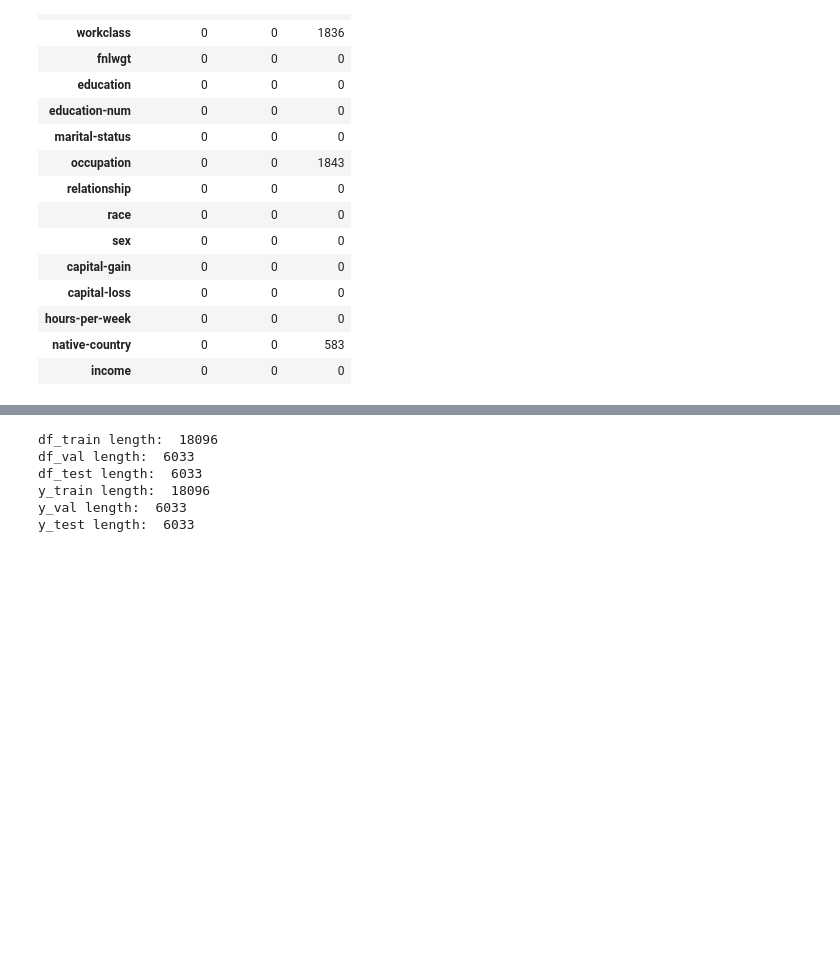
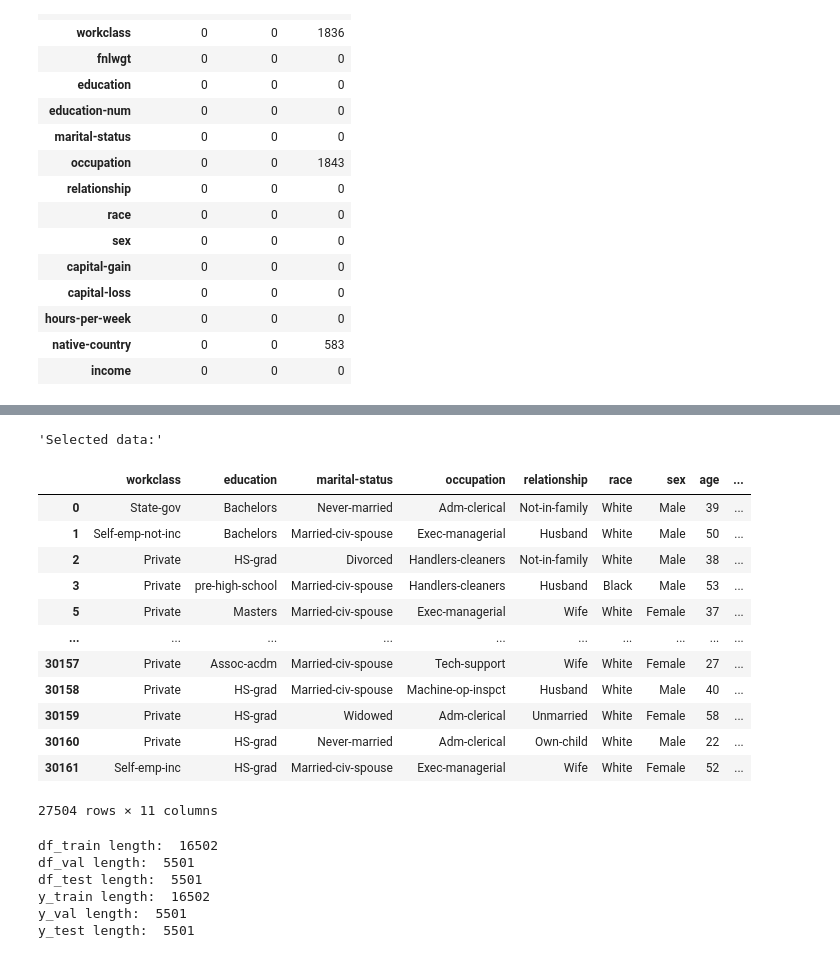
Before and after one commit to razorcd/ml-project, a Jupyter notebook: project1/project1.ipynb, the cells around one changed output, grey strips where cells are left out. Saved outputs shown, nothing was run; the diff lists cells and outputs as text; code cells hidden in the pictures; blank space fills up the shorter version.

```diff
--- a/project1/project1.ipynb
+++ b/project1/project1.ipynb
@@ -194,12 +191,67 @@ with pd.option_context('display.max_rows', 6, 'display.max_columns', None):
 | native-country | Taiwan | Cambodia | Japan | India | Iran | Germany | Italy | England | Philippines | Canada | ... |
 | mean | 0.214286 | 0.375 | 0.444444 | 0.454545 | 0.5 | 0.54386 | 0.553191 | 0.568182 | 0.580247 | 0.607143 | ... |
 | count | 14.000000 | 8.000 | 27.000000 | 44.000000 | 18.0 | 57.00000 | 47.000000 | 44.000000 | 81.000000 | 56.000000 | ... |
+# %%
+# Filter bad rows to include only relevant data that would make the AUC higher.
+# We will also use only USA records because it contains 30162 rows and it's more levant for an average income of $50k
+# We are trying different columns to find best combination to get a more accurate model.
+
+categorical_columns_selected = [
+    'workclass', # Private, Self-emp-not-inc, Self-emp-inc, Federal-gov, Local-gov, State-gov, Without-pay, Never-worked.
+    'education', # Bachelors, Some-college, 11th, HS-grad, Prof-school, Assoc-acdm, Assoc-voc, 9th, 7th-8th, 12th, Masters, 1st-4th, 10th, Doctorate, 5th-6th, Preschool.
+    'marital-status', # Married-civ-spouse, Divorced, Never-married, Separated, Widowed, Married-spouse-absent, Married-AF-spouse.
+    'occupation', # Tech-support, Craft-repair, Other-service, Sales, Exec-managerial, Prof-specialty, Handlers-cleaners, Machine-op-inspct, Adm-clerical, Farming-fishing, Transport-moving, Priv-house-serv, Protective-serv, Armed-Forces.
+    'relationship', # Wife, Own-child, Husband, Not-in-family, Other-relative, Unmarried.
+    'race', # White, Asian-Pac-Islander, Amer-Indian-Eskimo, Other, Black.
+    'sex', # Female, Male.
+#     'native-country', # United-States, Cambodia, England, Puerto-Rico, Canada, Germany, Outlying-US(Guam-USVI-etc), India, Japan, Greece, South, China, Cuba, Iran, Honduras, Philippines, Italy, Poland, Jamaica, Vietnam, Mexico, Portugal, Ireland, France, Dominican-Republic, Laos, Ecuador, Taiwan, Haiti, Columbia, Hungary, Guatemala, Nicaragua, Scotland, Thailand, Yugoslavia, El-Salvador, Trinadad&Tobago, Peru, Hong, Holand-Netherlands
+]
+numerical_columns_selected = [
+    'age', # continuous.
+#     'fnlwgt', # continuous. final weight based on Gov CPS data
+    'education-num', # continuous.
+#     'capital-gain', # continuous.
+#     'capital-loss', # continuous.
+    'hours-per-week', # continuous.
+]
+
+y_column = 'income'
+
+
+#Trying to reduce the education types lower than highscool but AUC didn't increase
+
+# 'Assoc-acdm', 'Assoc-voc', 'Preschool'
+# education_compact = ['11th', '9th', '7th-8th', '12th', '1st-4th', '10th', '5th-6th']
+# df_clean.education.replace(dict.fromkeys(education_compact, 'pre-high-school'), inplace=True)
+# df_clean["low-education"]  = df_clean.education.isin(education1)
+
+#Filtering only USA data
+df_clean_filtered = df_clean.copy()
+df_clean_filtered = df_clean_filtered[df_clean_filtered['native-country'] == 'United-States']
+# df_clean_filtered = df_clean_filtered[df_clean_filtered['education'] != 'Preschool']
+df_clean_filtered = df_clean_filtered[categorical_columns_selected+numerical_columns_selected+['low_income']]
+display("Selected data:", df_clean_filtered)
+# %% [output]
+'Selected data:'
+|  | workclass | education | marital-status | occupation | relationship | race | sex | age | ... |
+| 0 | State-gov | Bachelors | Never-married | Adm-clerical | Not-in-family | White | Male | 39 | ... |
+| 1 | Self-emp-not-inc | Bachelors | Married-civ-spouse | Exec-managerial | Husband | White | Male | 50 | ... |
+| 2 | Private | HS-grad | Divorced | Handlers-cleaners | Not-in-family | White | Male | 38 | ... |
+| 3 | Private | pre-high-school | Married-civ-spouse | Handlers-cleaners | Husband | Black | Male | 53 | ... |
+| 5 | Private | Masters | Married-civ-spouse | Exec-managerial | Wife | White | Female | 37 | ... |
+| ... | ... | ... | ... | ... | ... | ... | ... | ... | ... |
+| 30157 | Private | Assoc-acdm | Married-civ-spouse | Tech-support | Wife | White | Female | 27 | ... |
+| 30158 | Private | HS-grad | Married-civ-spouse | Machine-op-inspct | Husband | White | Male | 40 | ... |
+| 30159 | Private | HS-grad | Widowed | Adm-clerical | Unmarried | White | Female | 58 | ... |
+| 30160 | Private | HS-grad | Never-married | Adm-clerical | Own-child | White | Male | 22 | ... |
+| 30161 | Self-emp-inc | HS-grad | Married-civ-spouse | Exec-managerial | Wife | White | Female | 52 | ... |
+27504 rows × 11 columns
 # %%
 # Split data
 
 from sklearn.model_selection import train_test_split
 
-df_full_train, df_test = train_test_split(df_clean, test_size=0.2, random_state=11)
+df_full_train, df_test = train_test_split(df_clean_filtered, test_size=0.2, random_state=11)
 df_train,  df_val = train_test_split(df_full_train, test_size=0.25, random_state=11)
 
 df_train = df_train.reset_index(drop=True)
@@ -225,12 +277,12 @@ print("y_train length: ", len(y_train))
 print("y_val length: ", len(y_val))
 print("y_test length: ", len(y_test))
 # %% [output]
-df_train length:  18096
-df_val length:  6033
-df_test length:  6033
-y_train length:  18096
-y_val length:  6033
-y_test length:  6033
+df_train length:  16502
+df_val length:  5501
+df_test length:  5501
+y_train length:  16502
+y_val length:  5501
+y_test length:  5501
 # %%
 #Hot encoding and Logistic regretion
 from sklearn import linear_model
```
Also changed, not shown: parts of 5 cells of this notebook.
